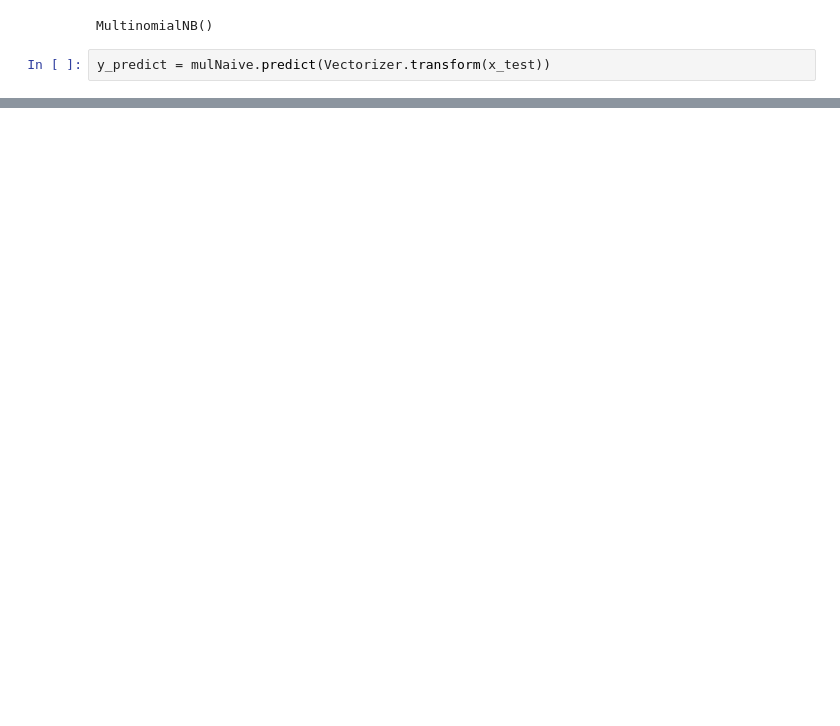
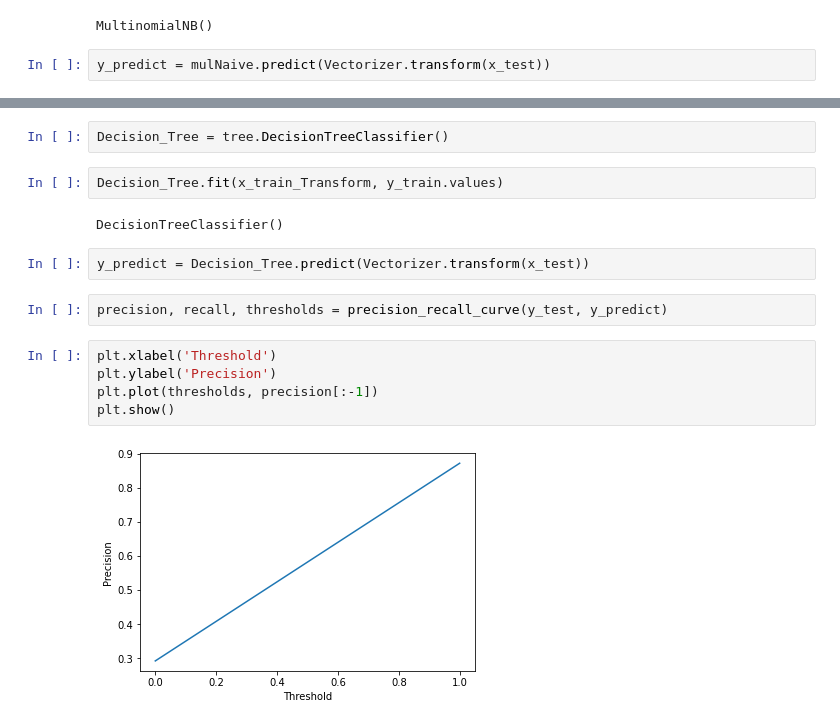
Before and after one commit to toanprogl2002/midtermMachineLeaning, a Jupyter notebook: Ex1.ipynb, the cells around one changed output, grey strips where cells are left out. Drawn from its saved outputs; the diff is of its cells as text; blank space fills up the shorter version.

```diff
--- a/Ex1.ipynb
+++ b/Ex1.ipynb
@@ -101,0 +131,17 @@ precision, recall, thresholds = precision_recall_curve(y_test, y_predict)
+# %%
+Decision_Tree = tree.DecisionTreeClassifier()
+# %%
+Decision_Tree.fit(x_train_Transform, y_train.values)
+# %% [output]
+DecisionTreeClassifier()
+# %%
+y_predict = Decision_Tree.predict(Vectorizer.transform(x_test))
+# %%
+precision, recall, thresholds = precision_recall_curve(y_test, y_predict)
+# %%
+plt.xlabel('Threshold')
+plt.ylabel('Precision')
+plt.plot(thresholds, precision[:-1])
+plt.show()
+# %% [output]
+[figure, added]
```
Also changed, not shown: parts of 25 cells of this notebook.
